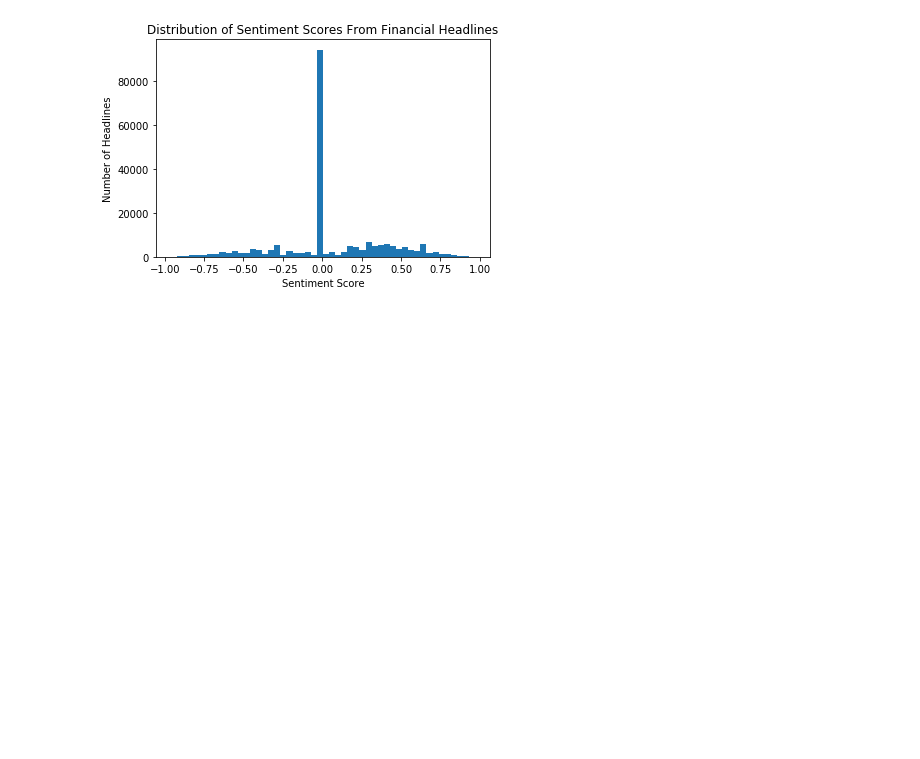
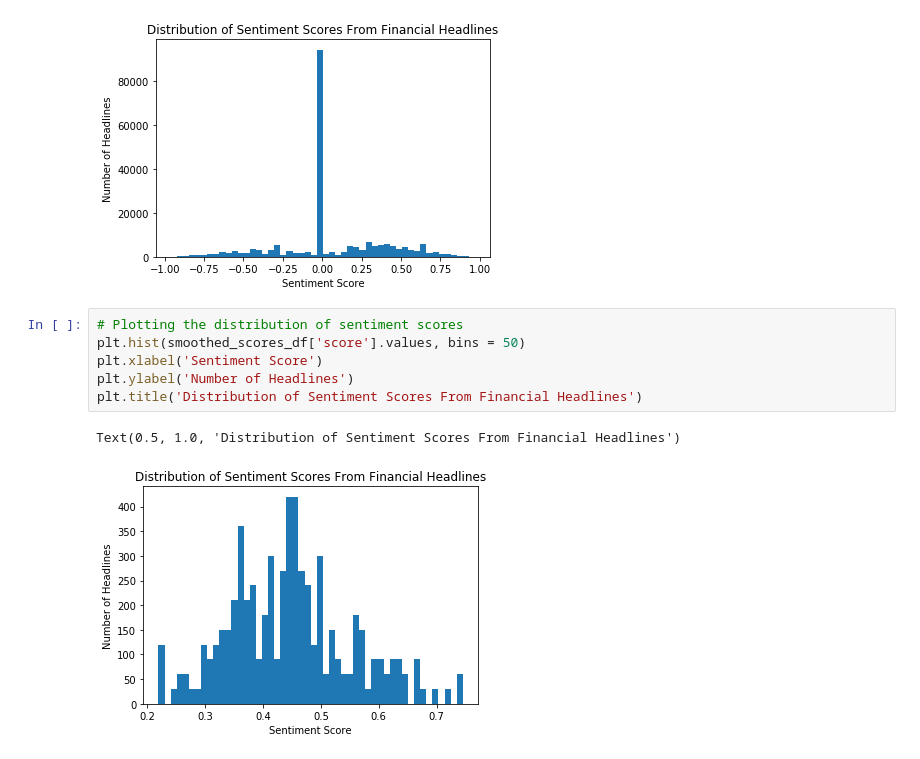
Before and after one commit to liv0829/DS4ATeam26, a Jupyter notebook: Financial News Fitting.ipynb, the cells around one changed output. Drawn from its saved outputs; the diff is of its cells as text; blank space fills up the shorter version.

```diff
--- a/Financial News Fitting.ipynb
+++ b/Financial News Fitting.ipynb
@@ -174,3 +593,12 @@ plt.title('Distribution of Sentiment Scores From Financial Headlines')
 # %% [output]
 Text(0.5, 1.0, 'Distribution of Sentiment Scores From Financial Headlines')
 [figure]
+# %%
+# Plotting the distribution of sentiment scores
+plt.hist(smoothed_scores_df['score'].values, bins = 50)
+plt.xlabel('Sentiment Score')
+plt.ylabel('Number of Headlines')
+plt.title('Distribution of Sentiment Scores From Financial Headlines')
+# %% [output]
+Text(0.5, 1.0, 'Distribution of Sentiment Scores From Financial Headlines')
+[figure, added]
```
Also changed, not shown: parts of 9 cells of this notebook.
